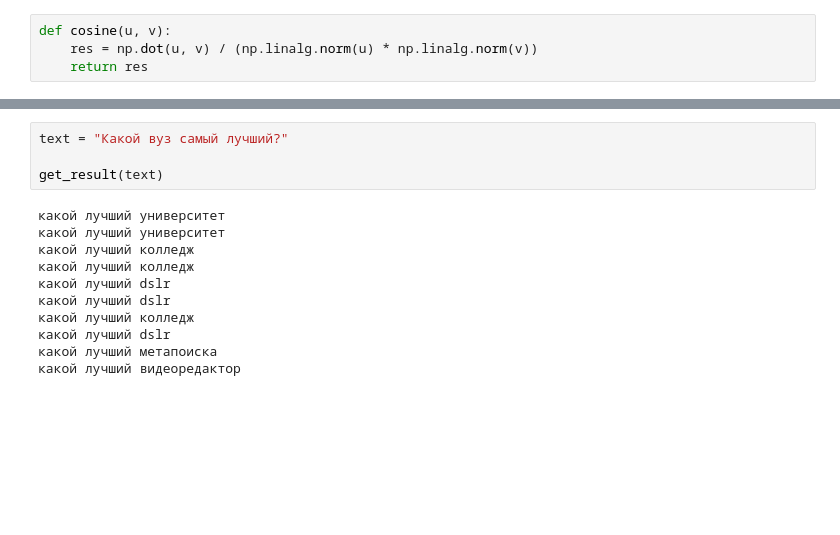
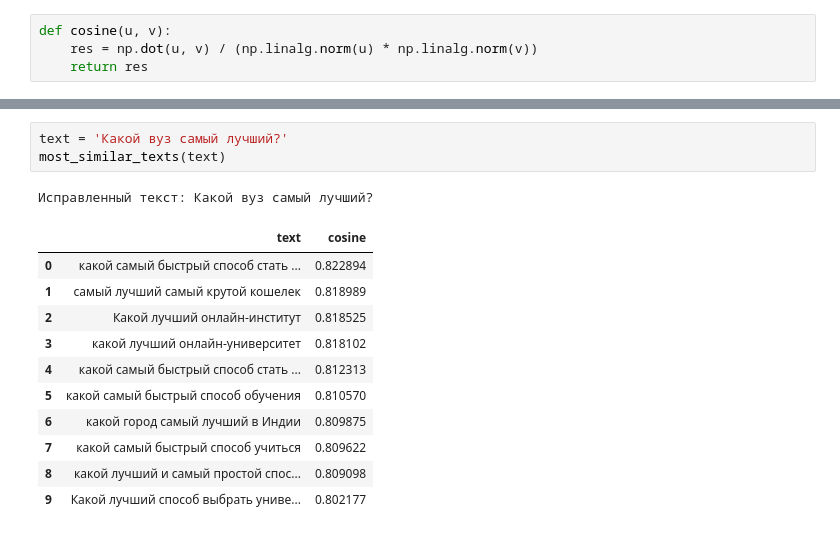
Before and after one commit to slavastar/Data-Analysis-Course, a Jupyter notebook: LW2.ipynb, the cells around one changed output, grey strips where cells are left out. Drawn from its saved outputs; the diff is of its cells as text; blank space fills up the shorter version.

```diff
--- a/LW2.ipynb
+++ b/LW2.ipynb
@@ -146,16 +191,17 @@ get_top_n_questions(text, n=10)
 # %%
-text = "Какой вуз самый лучший?"
-
-get_result(text)
+text = 'Какой вуз самый лучший?'
+most_similar_texts(text)
 # %% [output]
-какой лучший университет
-какой лучший университет
-какой лучший колледж
-какой лучший колледж
-какой лучший dslr
-какой лучший dslr
-какой лучший колледж
-какой лучший dslr
-какой лучший метапоиска
-какой лучший видеоредактор
+Исправленный текст: Какой вуз самый лучший?
+|  | text | cosine |
+| 0 | какой самый быстрый способ стать ... | 0.822894 |
+| 1 | самый лучший самый крутой кошелек | 0.818989 |
+| 2 | Какой лучший онлайн-институт | 0.818525 |
+| 3 | какой лучший онлайн-университет | 0.818102 |
+| 4 | какой самый быстрый способ стать ... | 0.812313 |
+| 5 | какой самый быстрый способ обучения | 0.810570 |
+| 6 | какой город самый лучший в Индии | 0.809875 |
+| 7 | какой самый быстрый способ учиться | 0.809622 |
+| 8 | какой лучший и самый простой спос... | 0.809098 |
+| 9 | Какой лучший способ выбрать униве... | 0.802177 |
 # %%
```
Also changed, not shown: parts of 37 cells of this notebook.
